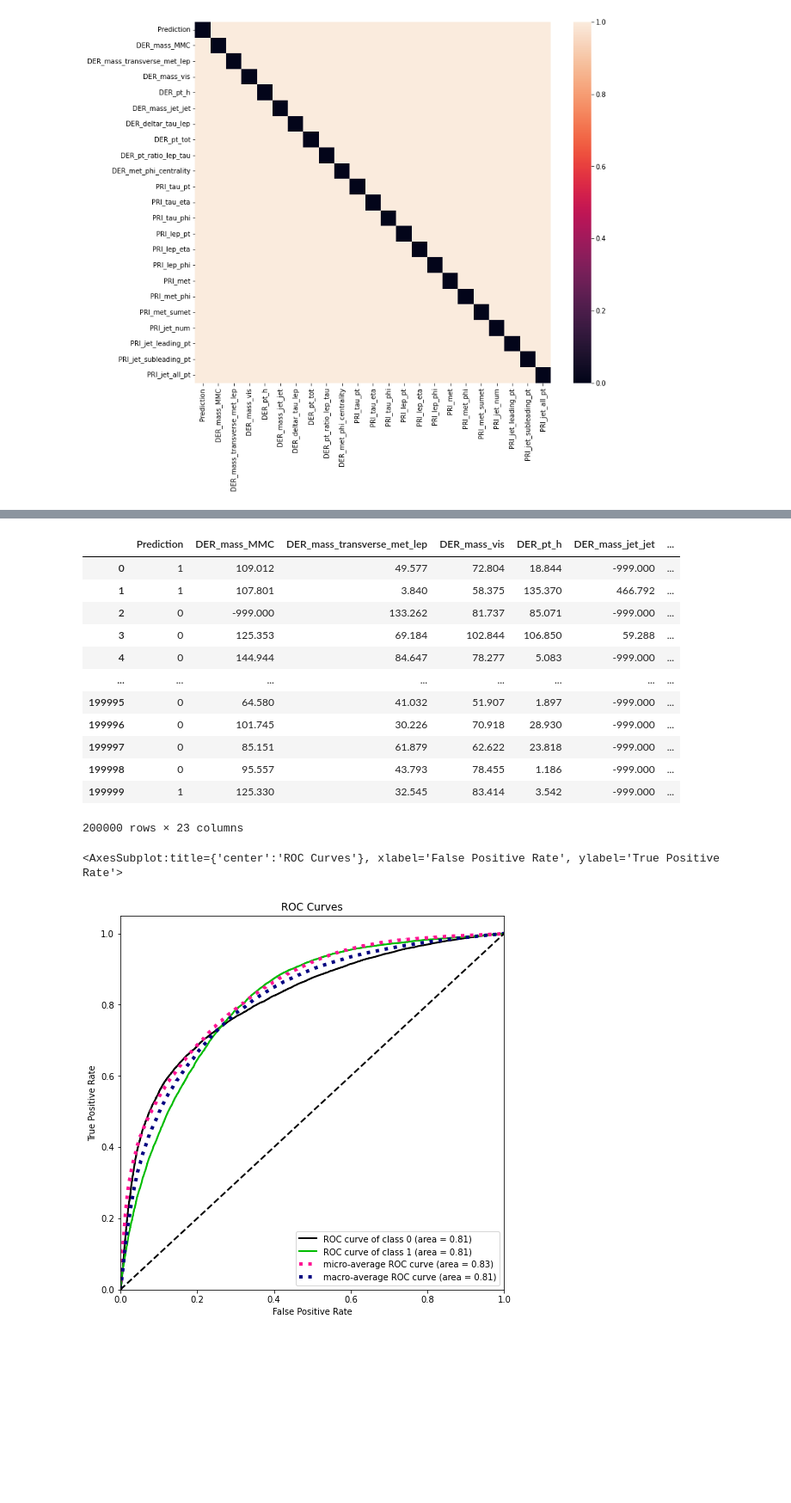
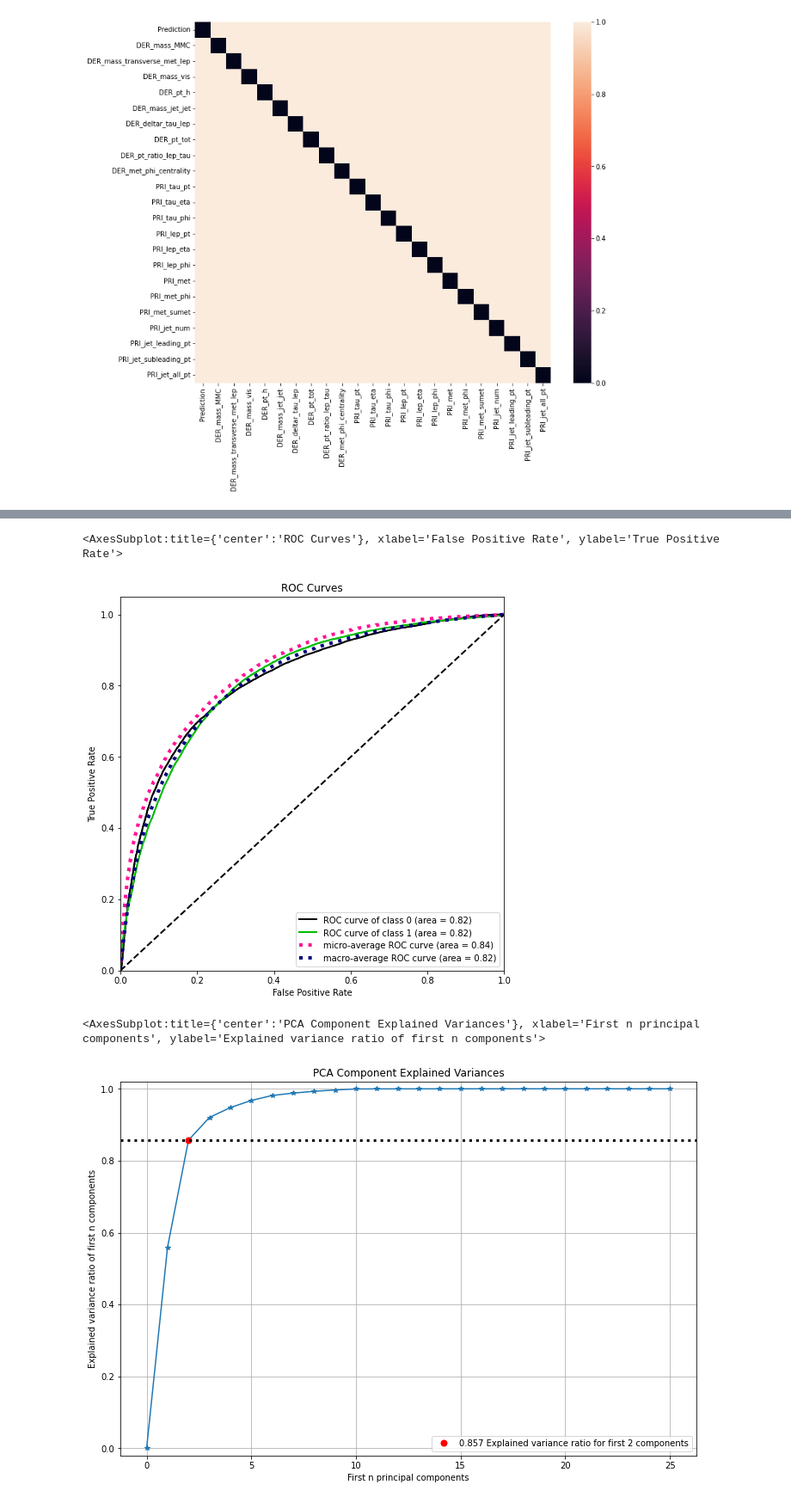
Before and after one commit to maximzubkov/ML_course, a Jupyter notebook: projects/project1/features.ipynb, the cells around one changed output, grey strips where cells are left out. Shown at 86% size. Saved outputs shown, nothing was run; the diff lists cells and outputs as text; code cells hidden in the pictures; blank space fills up the shorter version.

```diff
--- a/projects/project1/features.ipynb
+++ b/projects/project1/features.ipynb
@@ -92,21 +123,5 @@ for i in range(23):
 # %%
 from implementations import ridge_regression
-# %%
-train_df
-# %% [output]
-|  | Prediction | DER_mass_MMC | DER_mass_transverse_met_lep | DER_mass_vis | DER_pt_h | DER_mass_jet_jet | ... |
-| 0 | 1 | 109.012 | 49.577 | 72.804 | 18.844 | -999.000 | ... |
-| 1 | 1 | 107.801 | 3.840 | 58.375 | 135.370 | 466.792 | ... |
-| 2 | 0 | -999.000 | 133.262 | 81.737 | 85.071 | -999.000 | ... |
-| 3 | 0 | 125.353 | 69.184 | 102.844 | 106.850 | 59.288 | ... |
-| 4 | 0 | 144.944 | 84.647 | 78.277 | 5.083 | -999.000 | ... |
-| ... | ... | ... | ... | ... | ... | ... | ... |
-| 199995 | 0 | 64.580 | 41.032 | 51.907 | 1.897 | -999.000 | ... |
-| 199996 | 0 | 101.745 | 30.226 | 70.918 | 28.930 | -999.000 | ... |
-| 199997 | 0 | 85.151 | 61.879 | 62.622 | 23.818 | -999.000 | ... |
-| 199998 | 0 | 95.557 | 43.793 | 78.455 | 1.186 | -999.000 | ... |
-| 199999 | 1 | 125.330 | 32.545 | 83.414 | 3.542 | -999.000 | ... |
-200000 rows × 23 columns
 # %%
 train_df = pd.concat([train_df, pd.get_dummies(train_df["PRI_jet_num"], prefix='PRI_jet_num')], axis=1).copy()
 del train_df["PRI_jet_num"]
@@ -123,8 +140,8 @@ X_val, y_val = val_df[X_columns].values, val_df[y_column].values
 # %%
-w_pure = ridge_regression(y, X, lambda_=0.)
+w_pure = ridge_regression(y_train, X_train, lambda_=0.)
 y_pred = (X_val @ w_pure).reshape(-1, 1)
 y_pred = np.concatenate([1 - y_pred, y_pred], axis=1)
 plot_roc(y_val, y_pred, figsize=(8,8))
 # %% [output]
 <AxesSubplot:title={'center':'ROC Curves'}, xlabel='False Positive Rate', ylabel='True Positive Rate'>
-[figure, old version]
+[figure, new version]
@@ -130,0 +150,18 @@ plot_roc(y_val, y_pred, figsize=(8,8))
+# %%
+X = train_df[['DER_mass_MMC', 'DER_mass_transverse_met_lep',
+       'DER_mass_vis', 'DER_pt_h', 'DER_mass_jet_jet', 'DER_deltar_tau_lep',
+       'DER_pt_tot', 'DER_pt_ratio_lep_tau', 'DER_met_phi_centrality',
+       'PRI_tau_pt', 'PRI_tau_eta', 'PRI_tau_phi', 'PRI_lep_pt', 'PRI_lep_eta',
+       'PRI_lep_phi', 'PRI_met', 'PRI_met_phi', 'PRI_met_sumet',
+       'PRI_jet_leading_pt', 'PRI_jet_subleading_pt', 'PRI_jet_all_pt',
+       'PRI_jet_num_0', 'PRI_jet_num_1', 'PRI_jet_num_2', 'PRI_jet_num_3']].values
+y = train_df[['Prediction']].values
+# %%
+from sklearn.decomposition import PCA
+from scikitplot.decomposition import plot_pca_component_variance
+pca = PCA(random_state=1)
+pca.fit(X)
+plot_pca_component_variance(pca, figsize=(12,8))
+# %% [output]
+<AxesSubplot:title={'center':'PCA Component Explained Variances'}, xlabel='First n principal components', ylabel='Explained variance ratio of first n components'>
+[figure, added]
```
Also changed, not shown: parts of 26 cells of this notebook.
